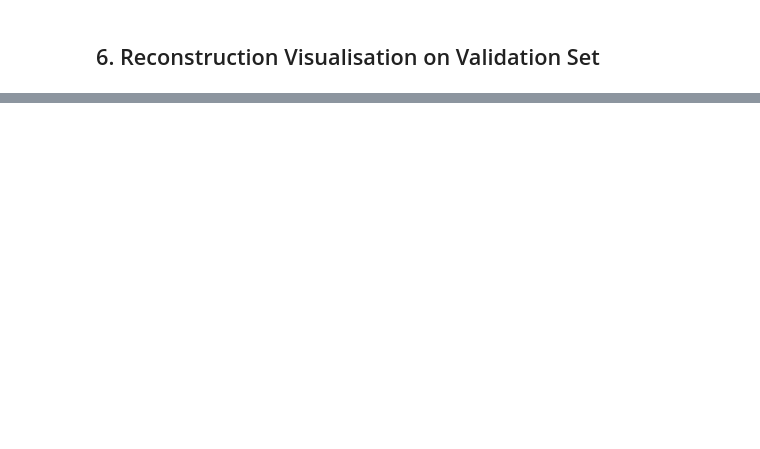
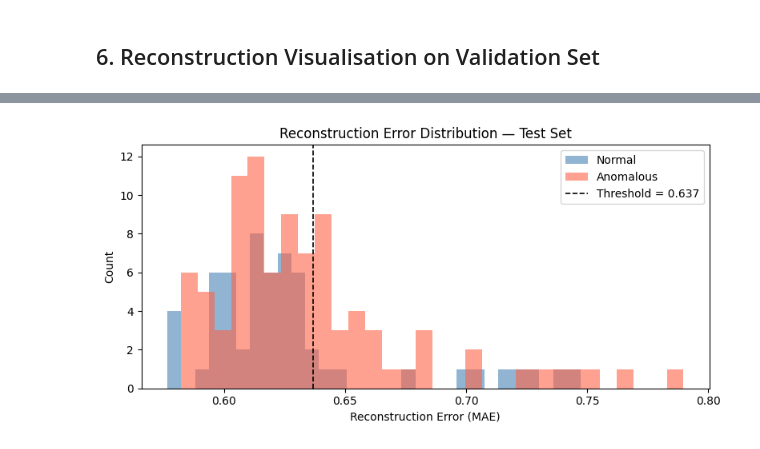
Before and after one commit to jialetoh/50039-proj-group07-2026, a Jupyter notebook: notebooks/02_baseline_autoencoder.ipynb, the cells around one changed output, grey strips where cells are left out. Drawn from its saved outputs; the diff is of its cells as text; code cells hidden in the pictures; blank space fills up the shorter version.

```diff
--- a/notebooks/02_baseline_autoencoder.ipynb
+++ b/notebooks/02_baseline_autoencoder.ipynb
@@ -174,0 +229,27 @@ plt.show()
+# %%
+# 7.1 Compute per-image reconstruction error (MAE) on the test set
+criterion_eval = torch.nn.L1Loss(reduction='mean')
+
+model.eval()
+recon_errors = []
+all_labels   = []
+
+with torch.no_grad():
+    for imgs, labels in test_loader:
+        imgs = imgs.to(DEVICE)
+        recon = model(imgs)
+        for i in range(imgs.size(0)):
+            err = criterion_eval(recon[i], imgs[i]).item()
+            recon_errors.append(err)
+        all_labels.extend(labels.tolist())
+
+recon_errors = np.array(recon_errors)
+all_labels   = np.array(all_labels)
+
+n_normal = (all_labels == 0).sum()
+n_anom   = (all_labels == 1).sum()
+print(f'Test set: {n_normal} normal, {n_anom} anomalous')
+print(f'MAE — normal  : mean={recon_errors[all_labels==0].mean():.4f}, '
+      f'std={recon_errors[all_labels==0].std():.4f}')
+print(f'MAE — anomalous: mean={recon_errors[all_labels==1].mean():.4f}, '
+      f'std={recon_errors[all_labels==1].std():.4f}')
@@ -174,0 +307,18 @@ plt.show()
+# %%
+# 7.3 Histogram: reconstruction error distribution (normal vs anomalous)
+normal_errors = recon_errors[all_labels == 0]
+anom_errors   = recon_errors[all_labels == 1]
+
+plt.figure(figsize=(8, 4))
+plt.hist(normal_errors, bins=30, alpha=0.6, label='Normal', color='steelblue')
+plt.hist(anom_errors,   bins=30, alpha=0.6, label='Anomalous', color='tomato')
+plt.axvline(best_thr, color='black', linestyle='--', linewidth=1.2,
+            label=f'Threshold = {best_thr:.3f}')
+plt.xlabel('Reconstruction Error (MAE)')
+plt.ylabel('Count')
+plt.title('Reconstruction Error Distribution — Test Set')
+plt.legend()
+plt.tight_layout()
+plt.show()
+# %% [output]
+[figure, added]
```
Also changed, not shown: parts of 15 cells of this notebook.
